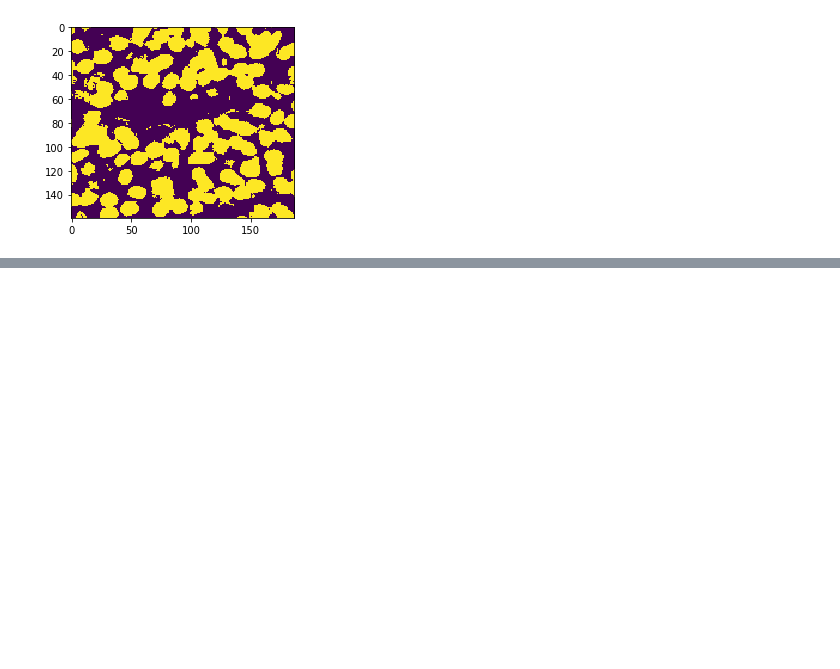
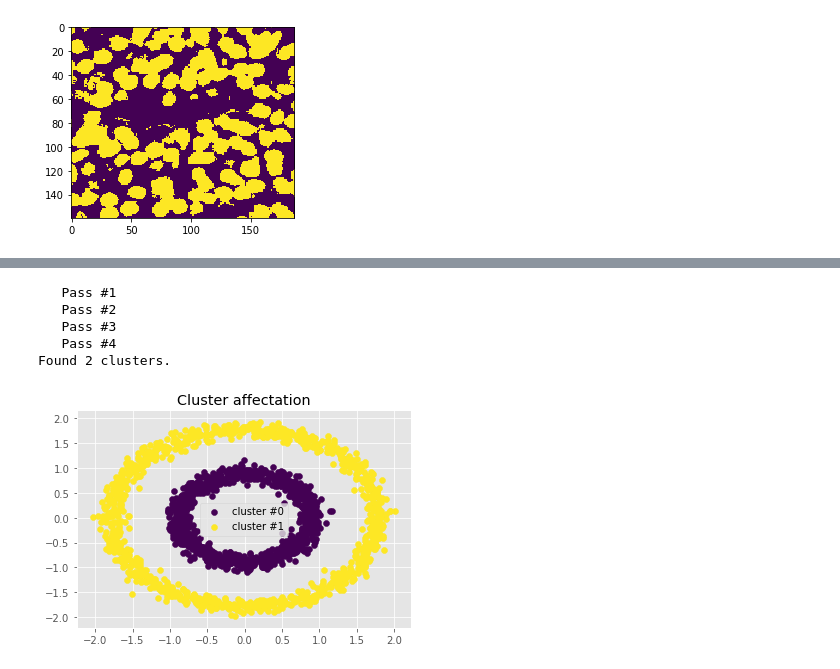
Before and after one commit to aleozlx/ci-som, a Jupyter notebook: clustering.ipynb, the cells around one changed output, grey strips where cells are left out. Saved outputs shown, nothing was run; the diff lists cells and outputs as text; code cells hidden in the pictures; blank space fills up the shorter version.

```diff
--- a/clustering.ipynb
+++ b/clustering.ipynb
@@ -80,0 +77,13 @@ Found 2 clusters.
+# %%
+ng = vNG(data, 40)
+ng.fit(.1, .36, 32, 500, 0.98, 4, plot_evolution=True)
+ng.update_clusters(outlier_tolerance = 2)
+print('Found %d clusters.' % len(ng.clusters))
+ng.plot_clusters()
+# %% [output]
+   Pass #1
+   Pass #2
+   Pass #3
+   Pass #4
+Found 2 clusters.
+[figure, added]
```
Also changed, not shown: parts of 4 cells of this notebook.
